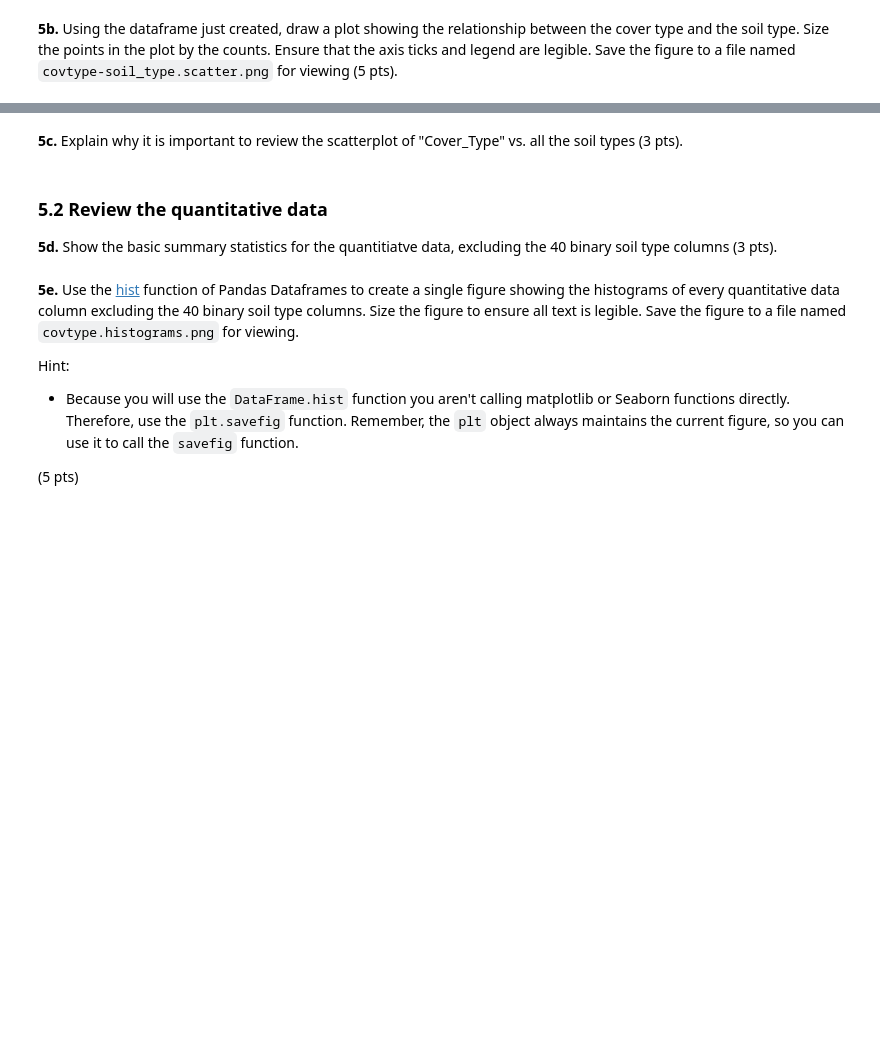
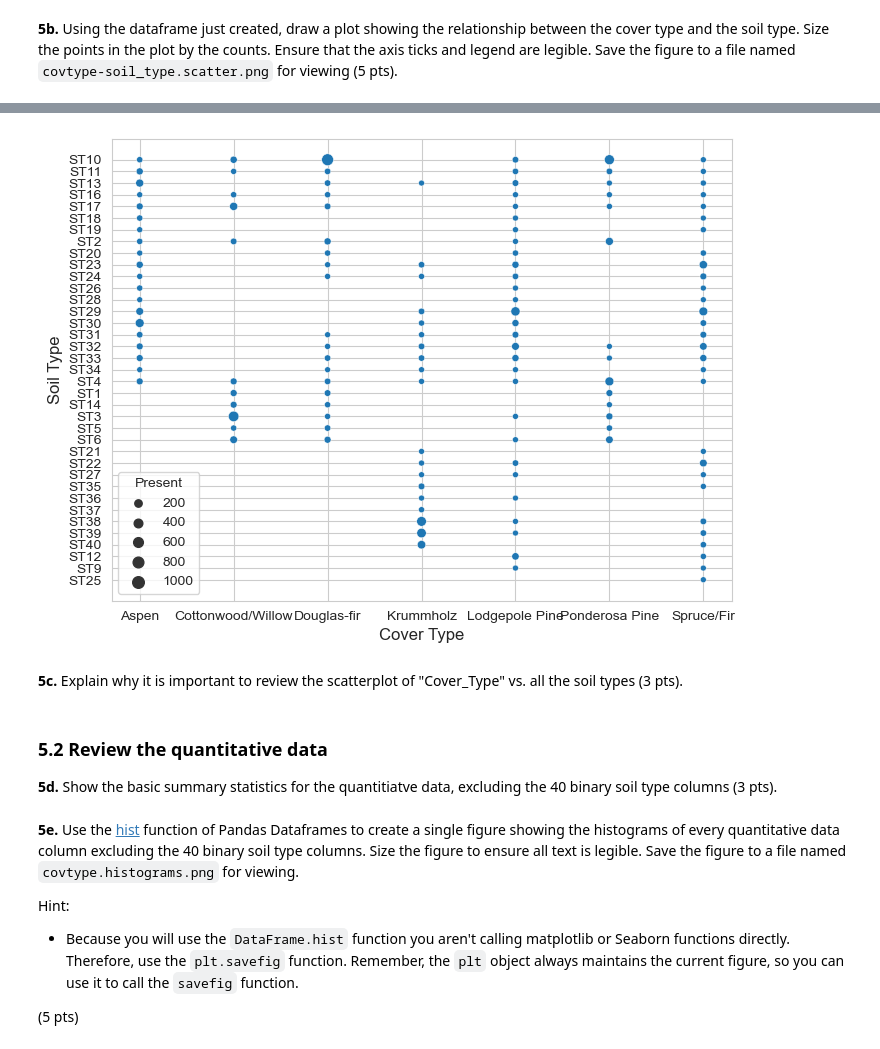
Before and after one commit to edomsic/Data-Analytics-With-Python, a Jupyter notebook: Module2-Data_Analytics/project/P02-Unit_Project.ipynb, the cells around one changed output, grey strips where cells are left out. Saved outputs shown, nothing was run; the diff lists cells and outputs as text; code cells hidden in the pictures; blank space fills up the shorter version.

```diff
--- a/Module2-Data_Analytics/project/P02-Unit_Project.ipynb
+++ b/Module2-Data_Analytics/project/P02-Unit_Project.ipynb
@@ -431,17 +431,23 @@ data2_reduced = data2[['ST1', 'ST2', 'ST3', 'ST4', 'ST5', 'ST6', 'ST7', 'ST8', '
 
 data2_reduced
 
-
 # melt the DataFrame
 melted_df = data2_reduced.melt(id_vars=["Cover_Type"], var_name="Soil_Type", value_name='Present')
+melted_df.head(10)
 
-print(melted_df)
+#Need to change Present to numeric
+melted_df["Present"] = pd.to_numeric(melted_df["Present"])
 
-#Remov 0's
 
-#Group
 
-grouped_df = melted_df.groupby(by=["Cover_Type"])
+#remove entrys with 0
 
-grouped_df
+new_df = melted_df.loc[melted_df["Present"] != 0]
+
+print(new_df)
+
+# groupby using the Cover_Type and Soil_Type to get a count.
+grouped_df = new_df.groupby(["Cover_Type", "Soil_Type"]).sum()
+
+grouped_df.head(14)
 # %% [output]
@@ -468,2 +492,13 @@ grouped_df
+# %%
+sns.set_style("whitegrid")
+plt.figure(figsize=(8,6))
+sns.scatterplot(data=grouped_df, x="Cover_Type", y="Soil_Type", size="Present", legend="auto")
+plt.xlabel("Cover Type", fontsize=12)
+plt.ylabel("Soil Type", fontsize=12)
+plt.xticks(fontsize=10)
+plt.yticks(fontsize=10)
+plt.savefig("covtype-soil_type.scatter.png")
+# %% [output]
+[figure, added]
 # %% [markdown]
 **5c.** Explain why it is important to review the scatterplot of "Cover_Type" vs. all the soil types (3 pts).
```
Also changed, not shown: parts of 4 cells of this notebook.
